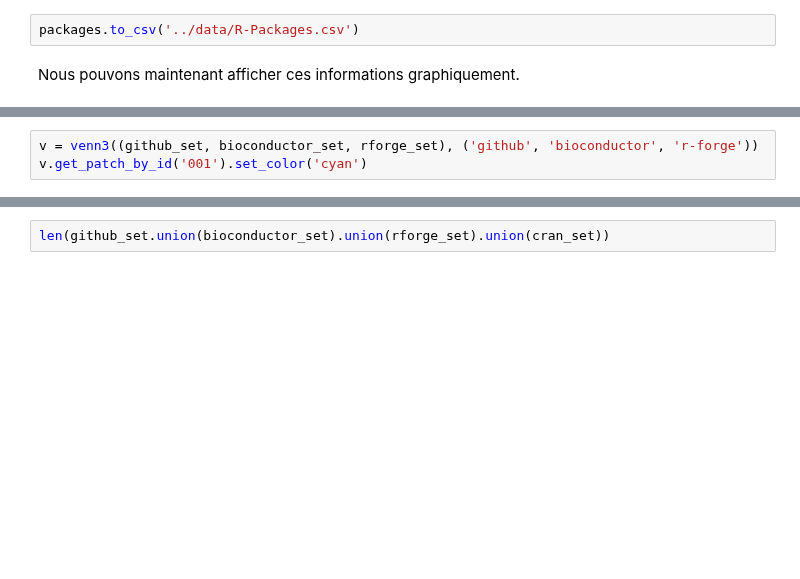
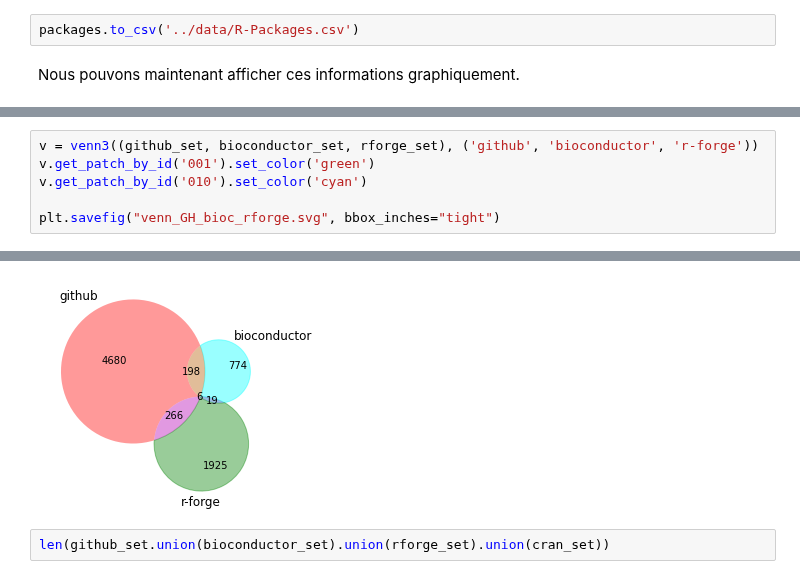
Before and after one commit to maelick/GitHub-API-Helpers, a Jupyter notebook: IWSECO2015/notebooks/Presentation - Package repartion.ipynb, the cells around one changed output, grey strips where cells are left out. Saved outputs shown, nothing was run; the diff lists cells and outputs as text; blank space fills up the shorter version.

```diff
--- a/IWSECO2015/notebooks/Presentation - Package repartion.ipynb
+++ b/IWSECO2015/notebooks/Presentation - Package repartion.ipynb
@@ -117,4 +121,7 @@ v.get_patch_by_id('100').set_color('red')
 # %%
 v = venn3((github_set, bioconductor_set, rforge_set), ('github', 'bioconductor', 'r-forge'))
-v.get_patch_by_id('001').set_color('cyan')
+v.get_patch_by_id('001').set_color('green')
+v.get_patch_by_id('010').set_color('cyan')
+
+plt.savefig("venn_GH_bioc_rforge.svg", bbox_inches="tight")
 # %% [output]
@@ -122,3 +128,4 @@ v.get_patch_by_id('001').set_color('cyan')
+[figure, added]
 # %%
 len(github_set.union(bioconductor_set).union(rforge_set).union(cran_set))
 # %% [output]
```
Also changed, not shown: parts of 4 cells of this notebook, 2 other files.
